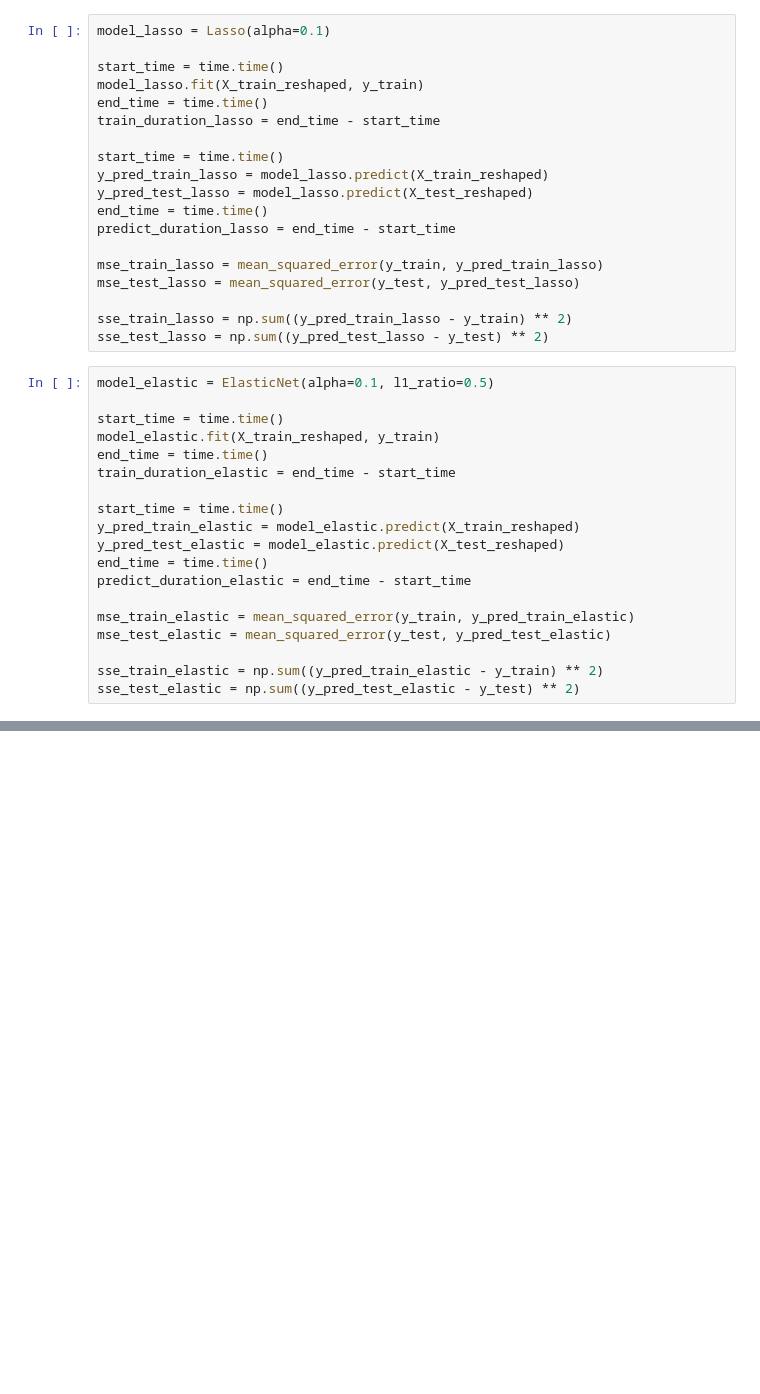
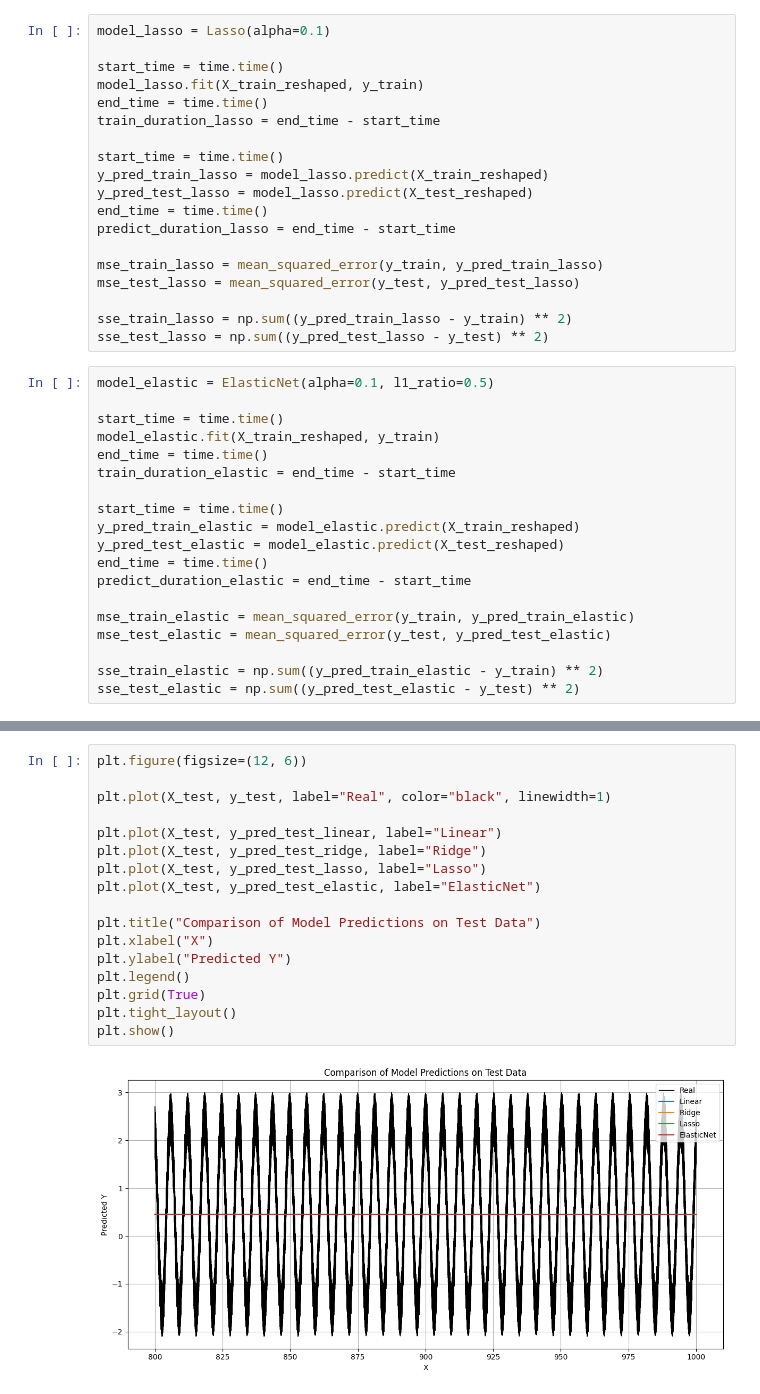
Before and after one commit to mohamad-hk/noisy-sine-regression, a Jupyter notebook: main.ipynb, the cells around one changed output, grey strips where cells are left out. Cells and saved outputs as stored; diff of their text form; blank space fills up the shorter version.

```diff
--- a/main.ipynb
+++ b/main.ipynb
@@ -99,0 +162,19 @@ sse_test_elastic = np.sum((y_pred_test_elastic - y_test) ** 2)
+# %%
+plt.figure(figsize=(12, 6))
+
+plt.plot(X_test, y_test, label="Real", color="black", linewidth=1)
+
+plt.plot(X_test, y_pred_test_linear, label="Linear")
+plt.plot(X_test, y_pred_test_ridge, label="Ridge")
+plt.plot(X_test, y_pred_test_lasso, label="Lasso")
+plt.plot(X_test, y_pred_test_elastic, label="ElasticNet")
+
+plt.title("Comparison of Model Predictions on Test Data")
+plt.xlabel("X")
+plt.ylabel("Predicted Y")
+plt.legend()
+plt.grid(True)
+plt.tight_layout()
+plt.show()
+# %% [output]
+[figure, added]
```
Also changed, not shown: parts of 2 cells of this notebook, 1 other file.
